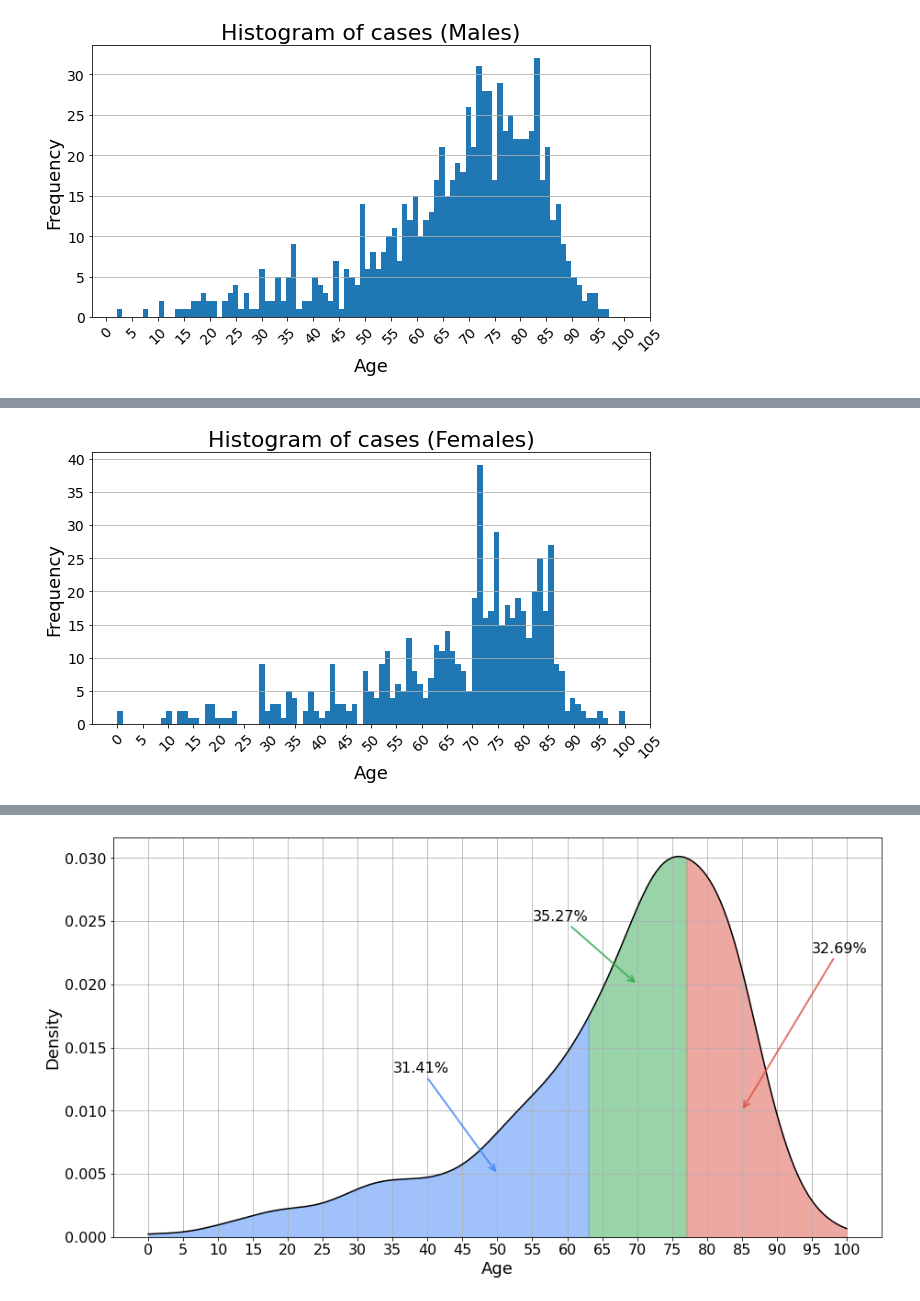
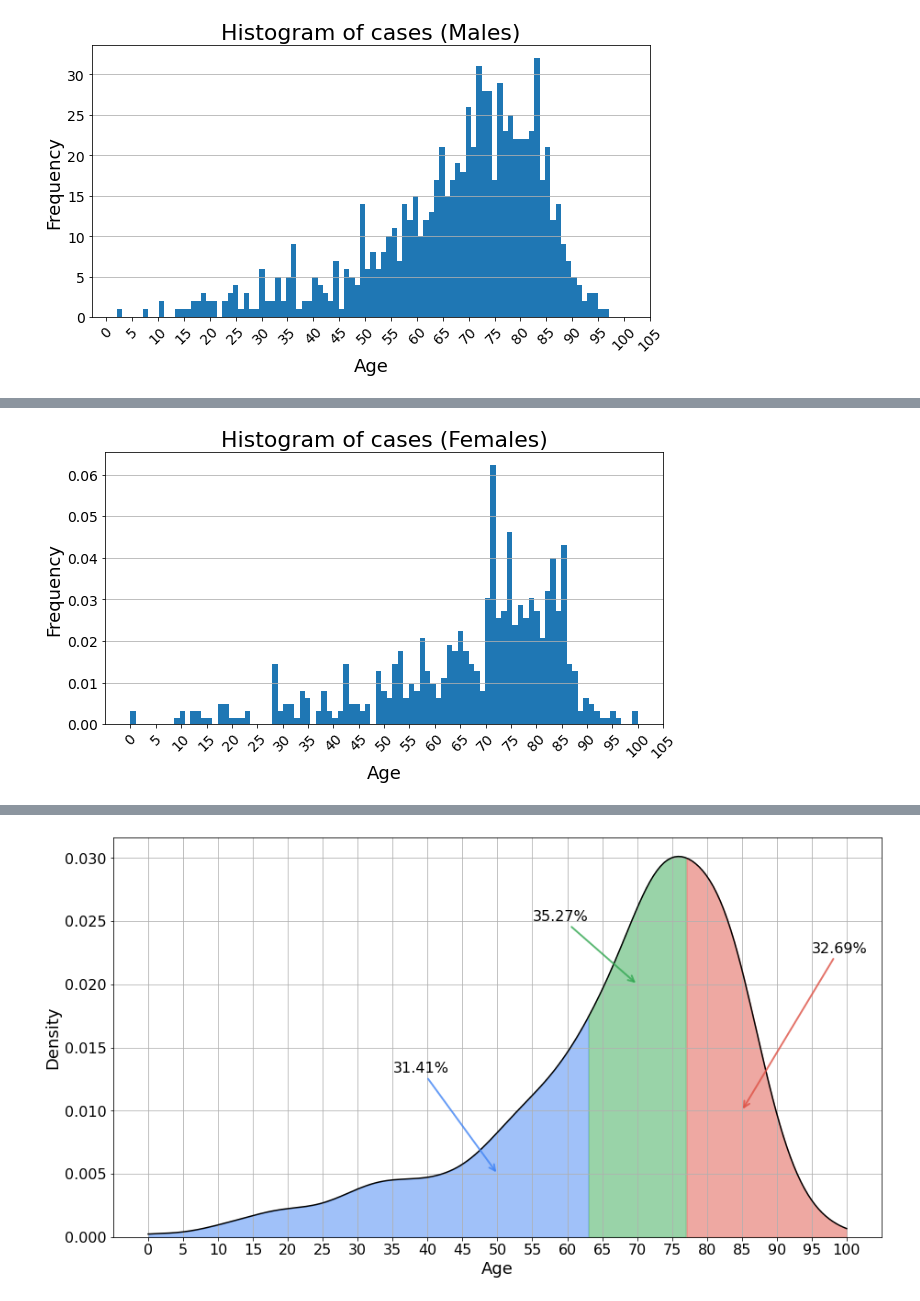
Before and after one commit to dsainidis/MBD-Prediction, a Jupyter notebook: Greece/notebooks/GR_WNV_2010-2021_Data_Exploration.ipynb, the cells around one changed output, grey strips where cells are left out. Drawn from its saved outputs; the diff is of its cells as text; code cells hidden in the pictures.

```diff
--- a/Greece/notebooks/GR_WNV_2010-2021_Data_Exploration.ipynb
+++ b/Greece/notebooks/GR_WNV_2010-2021_Data_Exploration.ipynb
@@ -339,12 +358,12 @@ ax.yaxis.grid(True)
 # %%
 fig, ax = plt.subplots(1, figsize=(10,5))
-ax = data['age'][data['sex'] == 'f'].plot.hist(bins = 93)
+ax = data['age'][data['sex'] == 'f'].plot.hist(bins = 93, density = True)
 x_t = plt.xticks(np.arange(0, 110, step = 5), size = 14, rotation = 45)
 y_t = plt.yticks(size = 14)
 x_l =  plt.xlabel('Age', size = 18)
 y_l  = plt.ylabel('Frequency', size = 18)
 title = plt.title('Histogram of cases (Females)', size = 22)
 ax = plt.gca()
 ax.yaxis.grid(True)
 # %% [output]
-[figure, old version]
+[figure, new version]
```
Also changed, not shown: parts of 5 cells of this notebook, 15 other files.
